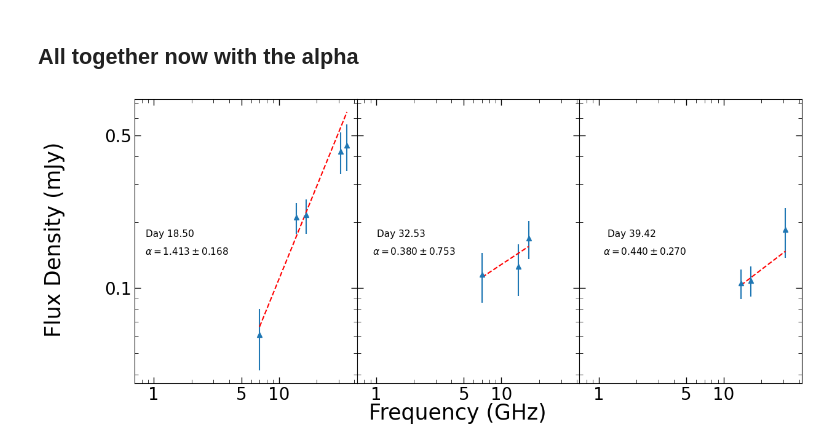
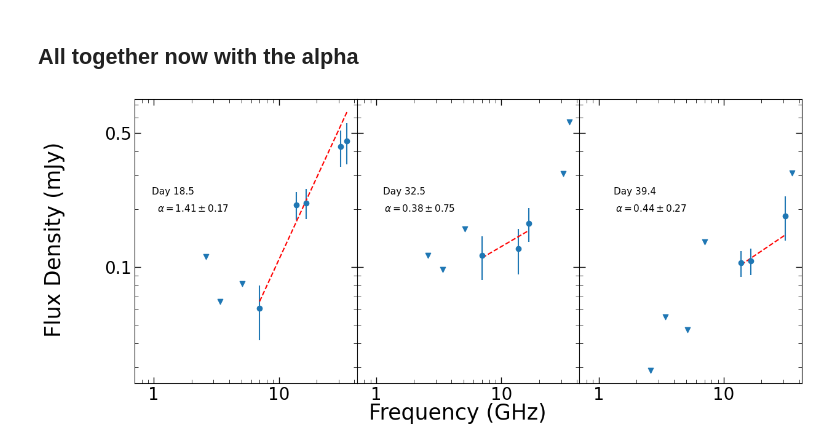
Before and after one commit to Wilhelm005/Research-Code, a Jupyter notebook: Usco Spectral Index.ipynb, the cells around one changed output. Saved outputs shown, nothing was run; the diff lists cells and outputs as text; code cells hidden in the pictures.

```diff
--- a/Usco Spectral Index.ipynb
+++ b/Usco Spectral Index.ipynb
@@ -178,9 +178,9 @@ mask = df1['Fluxdensity(mJy)'] > 3 * df1['error(mJy)']  # apply detection thresh
 
 x1 = df1['Frequency(GHz)'][mask].values.tolist()
 y1 = df1['Fluxdensity(mJy)'][mask].values.tolist()
-yerr1 = df1['error(mJy)'][mask].values.tolist()
+yerr = df1['error(mJy)'][mask].values.tolist()
 # %%
-yerr1 = error(yerr1, x1, y1)
+yerr1 = error(yerr, x1, y1)
 # %%
 PL1 =  PowerLaw1D(amplitude = y1[0], x_0= x1[0], alpha= 5.5)
 
@@ -466,54 +472,60 @@ fig.set_size_inches(14, 6)
 fig.subplots_adjust(hspace=0, wspace=0)
 
 mask = df1['Fluxdensity(mJy)'] > 3 * df1['error(mJy)']  # apply detection threshold
+mask2 = df1['Fluxdensity(mJy)'] < 3 * df1['error(mJy)']  # apply non-detection threshold
 if mask.any():  # proceed only if at least one detection
-    ax[0].errorbar(df1['Frequency(GHz)'][mask], df1['Fluxdensity(mJy)'][mask], yerr=yerr1, fmt='^')
+    ax[0].errorbar(df1['Frequency(GHz)'][mask], df1['Fluxdensity(mJy)'][mask], yerr=yerr1, fmt='o')
+    ax[0].scatter(df1['Frequency(GHz)'][mask2], (df1['Fluxdensity(mJy)'][mask2] + 3*df1['error(mJy)'][mask2]), marker='v')
     ax[0].set_xscale('log')
     ax[0].set_xticks([1, 5, 10, 50], labels=['1', '5', '10', '50'], fontsize = 20)
     ax[0].set_yscale('log')
     ax[0].set_yticks([0.01,0.1,1, 5, 10, 20, 50], labels=['0.01','0.1','1', '5', '10', '20', '50'], fontsize = 20)
-    ax[0].annotate('Day 18.50', xy=(70, 180), xycoords='axes points', size=11, ha='right', va='top', bbox=dict(boxstyle='round', fc='w', ec="w"))
+    ax[0].annotate('Day 18.5', xy=(70, 230), xycoords='axes points', size=11, ha='right', va='top', bbox=dict(boxstyle='round', fc='w', ec="w"))
     ax[0].tick_params(which='minor', length =4, direction = 'in', top=True, labeltop=False, bottom=True, labelbottom=False, right = True,labelright = False)
     ax[0].tick_params(which='major', length=7, direction = 'in', width =1, top=True, labeltop=False, bottom=True, labelbottom=True, right = True, labelright = False)
 
     ax[0].plot(df1['Frequency(GHz)'][mask], fit_model_weights1(df1['Frequency(GHz)'][mask]), 'r--')
-    ax[0].annotate('${\u03B1 = 1.413 \\pm 0.168}$', xy=(110, 160), xycoords='axes points', size=11, ha='right', va='top', bbox=dict(boxstyle='round', fc='w', ec="w"))
+    ax[0].annotate('${\u03B1 = 1.41 \\pm 0.17}$', xy=(110, 210), xycoords='axes points', size=11, ha='right', va='top', bbox=dict(boxstyle='round', fc='w', ec="w"))
 
 mask = df2['Fluxdensity(mJy)'] > 3 * df2['error(mJy)']  # apply detection threshold
+mask2 = df2['Fluxdensity(mJy)'] < 3 * df2['error(mJy)']  # apply non-detection threshold
 if mask.any():  # proceed only if at least one detection
-    ax[1].errorbar(df2['Frequency(GHz)'][mask], df2['Fluxdensity(mJy)'][mask], yerr=yerr2, fmt='^')
+    ax[1].errorbar(df2['Frequency(GHz)'][mask], df2['Fluxdensity(mJy)'][mask], yerr=yerr2, fmt='o')
+    ax[1].scatter(df2['Frequency(GHz)'][mask2], (df2['Fluxdensity(mJy)'][mask2] + 3*df2['error(mJy)'][mask2]), marker='v')
     ax[1].set_xscale('log')
     ax[1].set_xticks([1, 5, 10, 50], labels=['1', '5', '10', '50'], fontsize = 20)
     ax[1].set_yscale('log')
     ax[1].set_yticks([1, 5, 10, 20, 50], labels=['1', '5', '10', '20', '50'], fontsize = 20)
-    ax[1].annotate('Day 32.53', xy=(80, 180), xycoords='axes points', size=11, ha='right', va='top', bbox=dict(boxstyle='round', fc='w', ec="w"))
+    ax[1].annotate('Day 32.5', xy=(80, 230), xycoords='axes points', size=11, ha='right', va='top', bbox=dict(boxstyle='round', fc='w', ec="w"))
     ax[1].tick_params(which='minor', length =4, direction = 'in', top=True, labeltop=False, bottom=True, labelbottom=False, right = True,labelright = False)
     ax[1].tick_params(which='major', length=7, direction = 'in', width =1, top=True, labeltop=False, bottom=True, labelbottom=True, right = True, labelright = False)
 
     ax[1].plot(df2['Frequency(GHz)'][mask], fit_model_weights2(df2['Frequency(GHz)'][mask]), 'r--')
-    ax[1].annotate('${\u03B1 = 0.380 \\pm 0.753}$', xy=(115, 160), xycoords='axes points', size=11, ha='right', va='top', bbox=dict(boxstyle='round', fc='w', ec="w"))
+    ax[1].annotate('${\u03B1 = 0.38 \\pm 0.75}$', xy=(115, 210), xycoords='axes points', size=11, ha='right', va='top', bbox=dict(boxstyle='round', fc='w', ec="w"))
 
 #plotting to check
 mask = df3['Fluxdensity(mJy)'] > 3 * df3['error(mJy)']  # apply detection threshold
+mask2 = df3['Fluxdensity(mJy)'] < 3 * df3['error(mJy)']  # apply non-detection threshold
 if mask.any():  # proceed only if at least one detection
-    ax[2].errorbar(df3['Frequency(GHz)'][mask], df3['Fluxdensity(mJy)'][mask], yerr=yerr3, fmt='^')
+    ax[2].errorbar(df3['Frequency(GHz)'][mask], df3['Fluxdensity(mJy)'][mask], yerr=yerr3, fmt='o')
+    ax[2].scatter(df3['Frequency(GHz)'][mask2], (df3['Fluxdensity(mJy)'][mask2] + 3*df3['error(mJy)'][mask2]), marker='v')
     ax[2].set_xscale('log')
-    ax[2].set_xticks([1, 5, 10, 50], labels=['1', '5', '10', '50'], fontsize = 20)
+    ax[2].set_xticks([1, 10, 50], labels=['1', '10', '50'], fontsize = 20)
     ax[2].set_yscale('log')
     ax[2].set_yticks([0.1, 0.5,1, 5, 10, 20, 50], labels=['0.1','0.5','1', '5', '10', '20', '50'], fontsize = 20)
-    ax[2].annotate('Day 39.42', xy=(90, 180), xycoords='axes points', size=11, ha='right', va='top', bbox=dict(boxstyle='round', fc='w', ec="w"))
+    ax[2].annotate('Day 39.4', xy=(90, 230), xycoords='axes points', size=11, ha='right', va='top', bbox=dict(boxstyle='round', fc='w', ec="w"))
     ax[2].tick_params(which='minor', length =4, direction = 'in', top=True, labeltop=False, bottom=True, labelbottom=False, right = True,labelright = False)
     ax[2].tick_params(which='major', length=7, direction = 'in', width =1, top=True, labeltop=False, bottom=True, labelbottom=True, right = True, labelright = False)
 
     ax[2].plot(df3['Frequency(GHz)'][mask], fit_model_weights3(df3['Frequency(GHz)'][mask]), 'r--')
-    ax[2].annotate('${\u03B1 = 0.440 \\pm 0.270}$', xy=(125, 160), xycoords='axes points', size=11, ha='right', va='top', bbox=dict(boxstyle='round', fc='w', ec="w"))
+    ax[2].annotate('${\u03B1 = 0.44 \\pm 0.27}$', xy=(125, 210), xycoords='axes points', size=11, ha='right', va='top', bbox=dict(boxstyle='round', fc='w', ec="w"))
 
 
 
 
 fig.supxlabel("Frequency (GHz)", y=0.00,fontsize = 25)
 fig.supylabel("Flux Density (mJy)", fontsize = 25)
 plt.savefig("USco_SI.png")
 plt.show();
 # %% [output]
-[figure, old version]
+[figure, new version]
```
Also changed, not shown: parts of 3 cells of this notebook, 1 other file.
